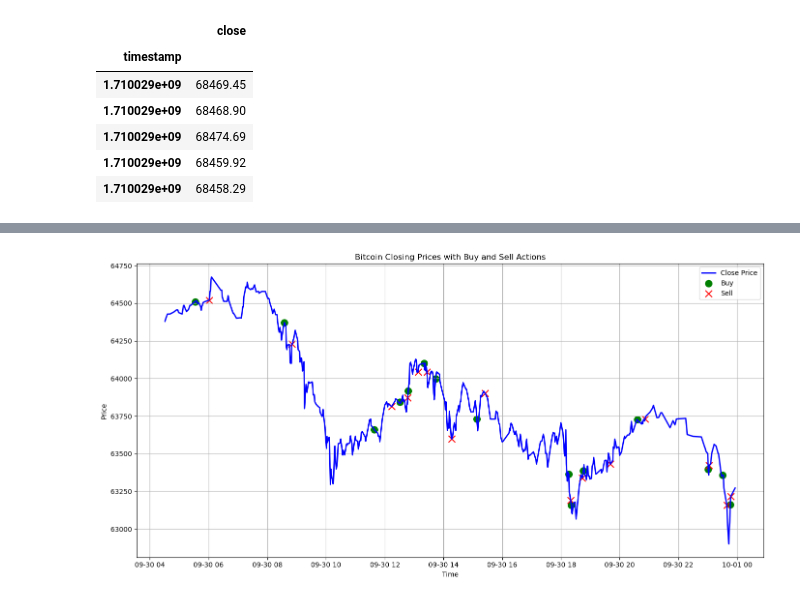
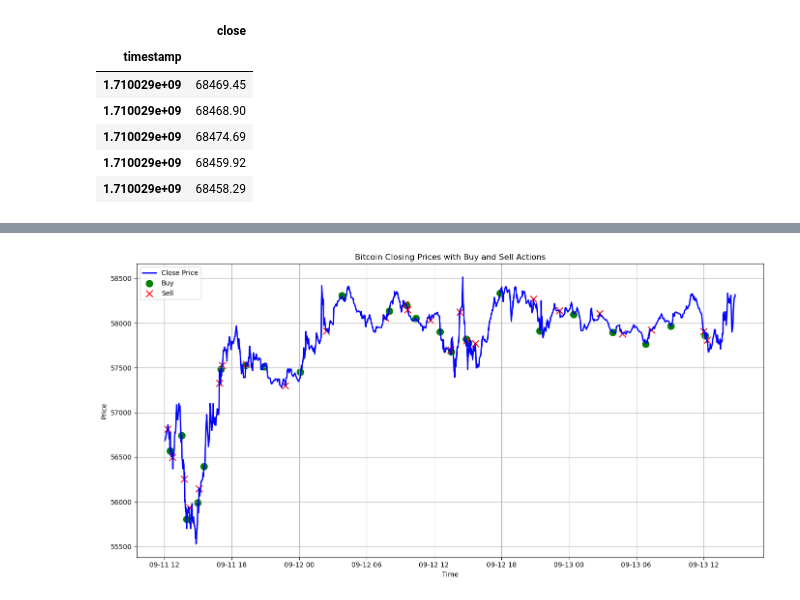
Before and after one commit to hwbarth/coin-prediction, a Jupyter notebook: data_prep.ipynb, the cells around one changed output, grey strips where cells are left out. Saved outputs shown, nothing was run; the diff lists cells and outputs as text; code cells hidden in the pictures.

```diff
--- a/data_prep.ipynb
+++ b/data_prep.ipynb
@@ -984,6 +975,6 @@ X
 # %%
 # if y['timestamp'] == X['timestamp']:
-scaled_df = pd.concat([y['next_returns'], scaled_df], axis=1)
+scaled_df = pd.concat([y[target], scaled_df], axis=1)
 scaled_df = pd.concat([X['timestamp'], scaled_df], axis=1)
 # else:
 #     raise
@@ -1003,6 +981,6 @@ plt.show()
 # %%
 # Use qcut to divide 'returns' into 11 equal-sized groups and label them from 1 to 11
-scaled_df['return_group'] = pd.qcut(scaled_df['next_returns'], q=11, labels=range(1, 11 + 1))
+scaled_df['return_group'] = pd.qcut(scaled_df[target], q=11, labels=range(1, 11 + 1))
 
 # Display the DataFrame with the new 'return_group' column
 scaled_df.groupby('return_group').size()
@@ -1040,10 +1018,10 @@ split_index = int(len(scaled_df) * train_size)
 train_df = scaled_df[:split_index]
 test_df = scaled_df[split_index:]
 
-X_train = train_df.drop(columns=['next_returns', 'return_group']).to_numpy()
+X_train = train_df.drop(columns=[target, 'return_group']).to_numpy()
 y_train = train_df[['timestamp','return_group']].to_numpy()
 
-X_test = test_df.drop(columns=['next_returns', 'return_group']).to_numpy()
+X_test = test_df.drop(columns=[target, 'return_group']).to_numpy()
 y_test = test_df[['timestamp','return_group']].to_numpy()
 # %%
 TRAIN_TIMESTAMPS = X_train[:, 0]
@@ -1166,3 +1137,5 @@ array([11.,  1.,  1., ...,  1., 11.,  8.])
+# %%
+clf = tree_model
 # %%
 from sklearn.metrics import accuracy_score, confusion_matrix, classification_report
 
@@ -1497,32 +1470,32 @@ df_final
 # %%
 
 # Ensure that the timestamp is the index for better plotting
 try:
     df_final.set_index('timestamp', inplace=True)
 except:
     pass
 
-df_viz = df_final.iloc[-500:]
+df_viz = df_final[-10000:-9000]
 # Plotting
 plt.figure(figsize=(14, 7))
 
 # Plot closing prices
 plt.plot(df_viz.index, df_viz['close'], label='Close Price', color='blue', linewidth=2)
 
 # Marking buys and sells
 buys = df_viz[df_final['action'] == 'buy']
 sells = df_viz[df_final['action_sell'] == 'sell']
 
 plt.scatter(buys.index, buys['close'], marker='o', color='green', label='Buy', s=100)
 plt.scatter(sells.index, sells['close'], marker='x', color='red', label='Sell', s=100)
 
 # Adding titles and labels
 plt.title('Bitcoin Closing Prices with Buy and Sell Actions')
 plt.xlabel('Time')
 plt.ylabel('Price')
 plt.legend()
 plt.grid()
 plt.tight_layout()
 plt.show()
 # %% [output]
-[figure, old version]
+[figure, new version]
```
Also changed, not shown: parts of 25 cells of this notebook, 5 other files.
